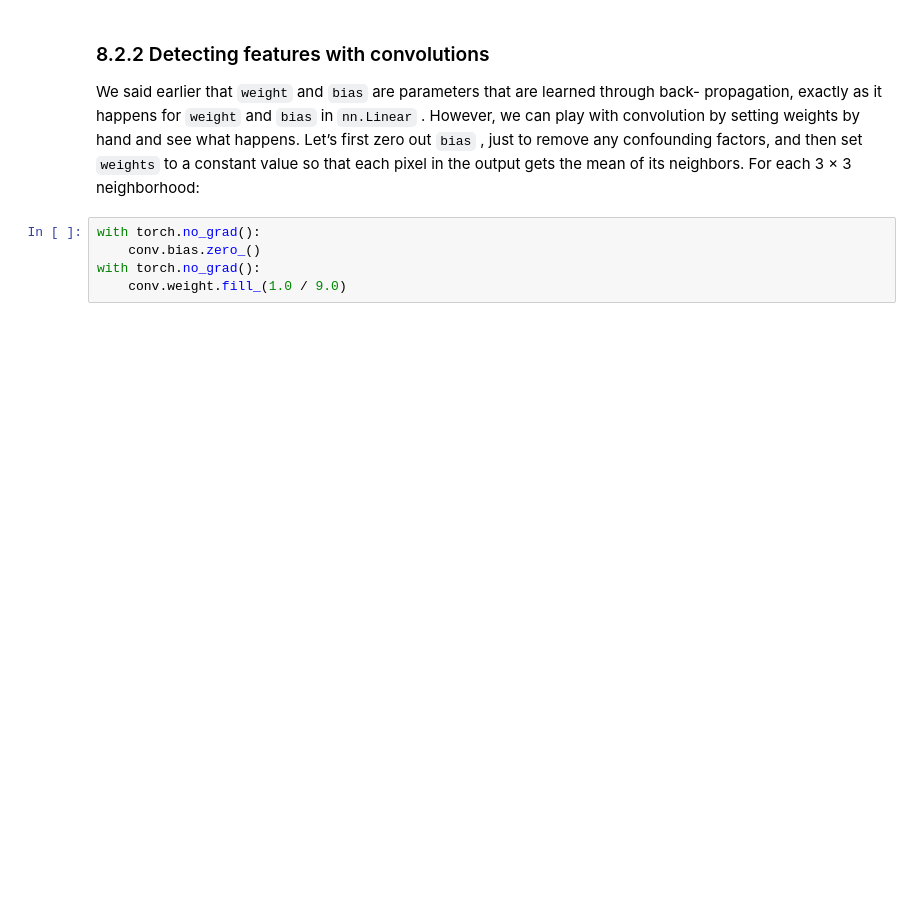
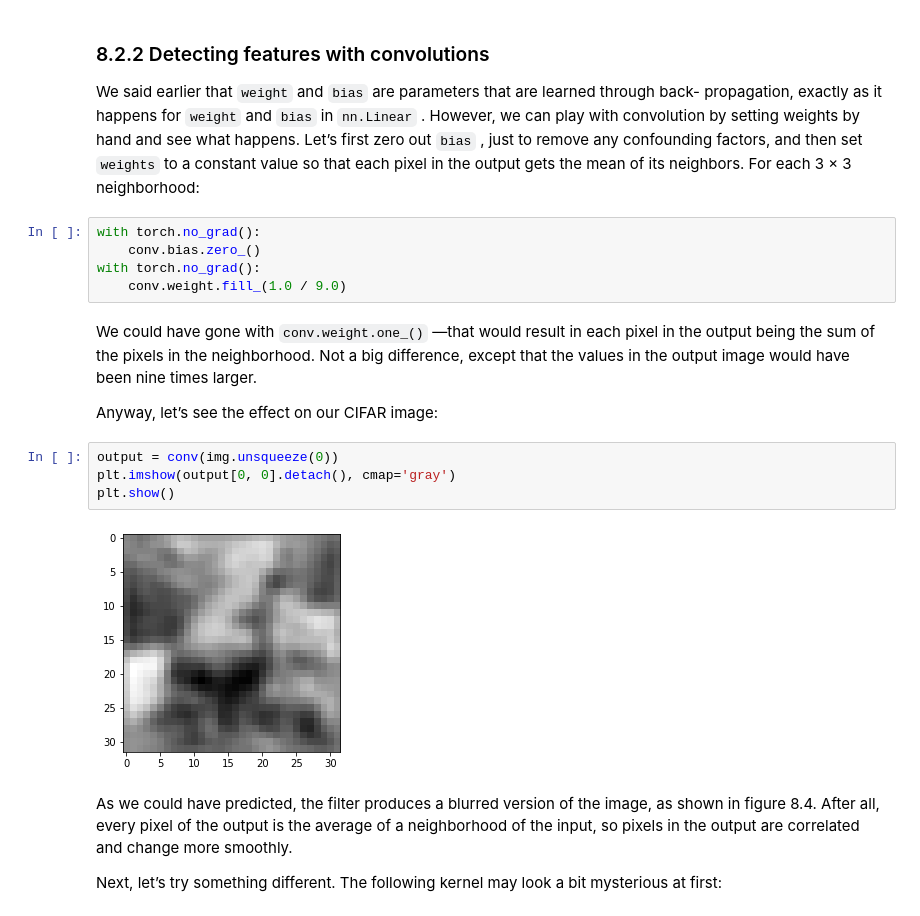
Before and after one commit to minhhoai1001/Deep-Learning-with-PyTorch, a Jupyter notebook: Chapter 8. Using convolutions to generalize.ipynb, the cells around one changed output. Saved outputs shown, nothing was run; the diff lists cells and outputs as text; blank space fills up the shorter version.

```diff
--- a/Chapter 8. Using convolutions to generalize.ipynb
+++ b/Chapter 8. Using convolutions to generalize.ipynb
@@ -284,3 +284,22 @@ with torch.no_grad():
     conv.bias.zero_()
 with torch.no_grad():
     conv.weight.fill_(1.0 / 9.0)
+# %% [markdown]
+We could have gone with `conv.weight.one_()` —that would result in each pixel in the
+output being the sum of the pixels in the neighborhood. Not a big difference, except
+that the values in the output image would have been nine times larger.
+
+Anyway, let’s see the effect on our CIFAR image:
+# %%
+output = conv(img.unsqueeze(0))
+plt.imshow(output[0, 0].detach(), cmap='gray')
+plt.show()
+# %% [output]
+[figure, added]
+# %% [markdown]
+As we could have predicted, the filter produces a blurred version of the image, as shown
+in figure 8.4. After all, every pixel of the output is the average of a neighborhood of the
+input, so pixels in the output are correlated and change more smoothly.
+
+Next, let’s try something different. The following kernel may look a bit mysterious
+at first:
```
Also changed, not shown: parts of 18 cells of this notebook, 5 other files.
